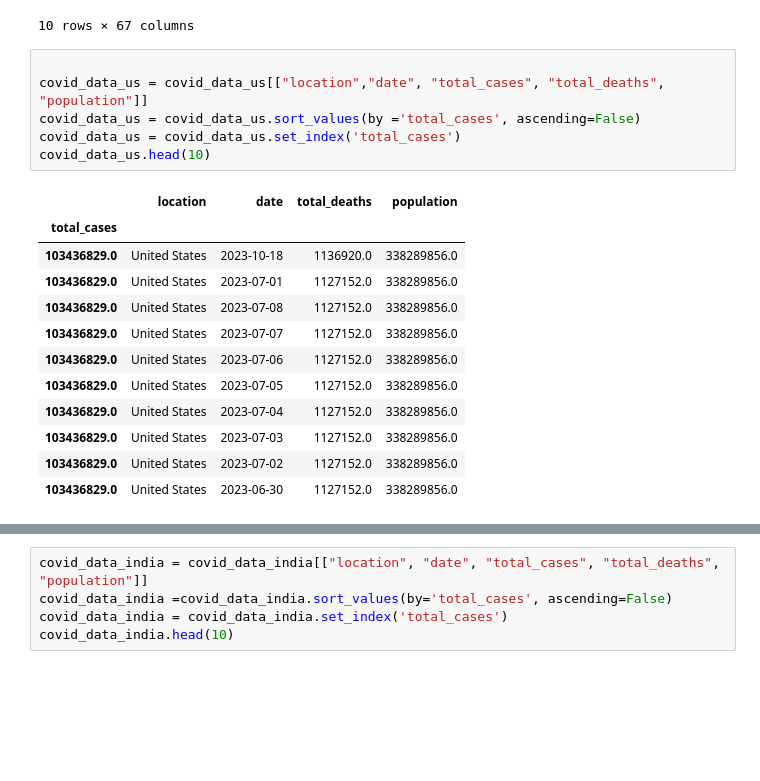
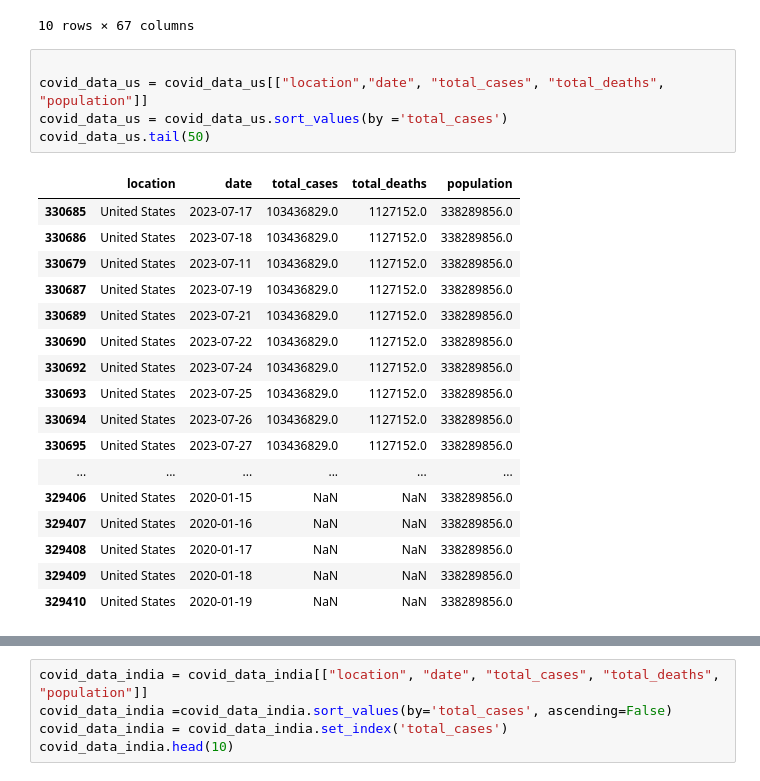
Before and after one commit to datla-ria/Project-1, a Jupyter notebook: project-1.ipynb, the cells around one changed output, grey strips where cells are left out. Cells and saved outputs as stored; diff of their text form; blank space fills up the shorter version.

Commit message:
found the top locations based on total cases

```diff
--- a/project-1.ipynb
+++ b/project-1.ipynb
@@ -91,22 +92,26 @@ covid_data_china.head(10)
 # %%
 
 covid_data_us = covid_data_us[["location","date", "total_cases", "total_deaths", "population"]]
-covid_data_us = covid_data_us.sort_values(by ='total_cases', ascending=False)
-covid_data_us = covid_data_us.set_index('total_cases')
-covid_data_us.head(10)
+covid_data_us = covid_data_us.sort_values(by ='total_cases')
+covid_data_us.tail(50)
 # %% [output]
-|  | location | date | total_deaths | population |
-| total_cases |  |  |  |  |
-| 103436829.0 | United States | 2023-10-18 | 1136920.0 | 338289856.0 |
-| 103436829.0 | United States | 2023-07-01 | 1127152.0 | 338289856.0 |
-| 103436829.0 | United States | 2023-07-08 | 1127152.0 | 338289856.0 |
-| 103436829.0 | United States | 2023-07-07 | 1127152.0 | 338289856.0 |
-| 103436829.0 | United States | 2023-07-06 | 1127152.0 | 338289856.0 |
-| 103436829.0 | United States | 2023-07-05 | 1127152.0 | 338289856.0 |
-| 103436829.0 | United States | 2023-07-04 | 1127152.0 | 338289856.0 |
-| 103436829.0 | United States | 2023-07-03 | 1127152.0 | 338289856.0 |
-| 103436829.0 | United States | 2023-07-02 | 1127152.0 | 338289856.0 |
-| 103436829.0 | United States | 2023-06-30 | 1127152.0 | 338289856.0 |
+|  | location | date | total_cases | total_deaths | population |
+| 330685 | United States | 2023-07-17 | 103436829.0 | 1127152.0 | 338289856.0 |
+| 330686 | United States | 2023-07-18 | 103436829.0 | 1127152.0 | 338289856.0 |
+| 330679 | United States | 2023-07-11 | 103436829.0 | 1127152.0 | 338289856.0 |
+| 330687 | United States | 2023-07-19 | 103436829.0 | 1127152.0 | 338289856.0 |
+| 330689 | United States | 2023-07-21 | 103436829.0 | 1127152.0 | 338289856.0 |
+| 330690 | United States | 2023-07-22 | 103436829.0 | 1127152.0 | 338289856.0 |
+| 330692 | United States | 2023-07-24 | 103436829.0 | 1127152.0 | 338289856.0 |
+| 330693 | United States | 2023-07-25 | 103436829.0 | 1127152.0 | 338289856.0 |
+| 330694 | United States | 2023-07-26 | 103436829.0 | 1127152.0 | 338289856.0 |
+| 330695 | United States | 2023-07-27 | 103436829.0 | 1127152.0 | 338289856.0 |
+| ... | ... | ... | ... | ... | ... |
+| 329406 | United States | 2020-01-15 | NaN | NaN | 338289856.0 |
+| 329407 | United States | 2020-01-16 | NaN | NaN | 338289856.0 |
+| 329408 | United States | 2020-01-17 | NaN | NaN | 338289856.0 |
+| 329409 | United States | 2020-01-18 | NaN | NaN | 338289856.0 |
+| 329410 | United States | 2020-01-19 | NaN | NaN | 338289856.0 |
 # %%
 covid_data_china = covid_data_china[["location","date", "total_cases", "total_deaths", "population"]]
 covid_data_china = covid_data_china.sort_values(by='total_cases', ascending=False)
```
Also changed, not shown: parts of 12 cells of this notebook.
